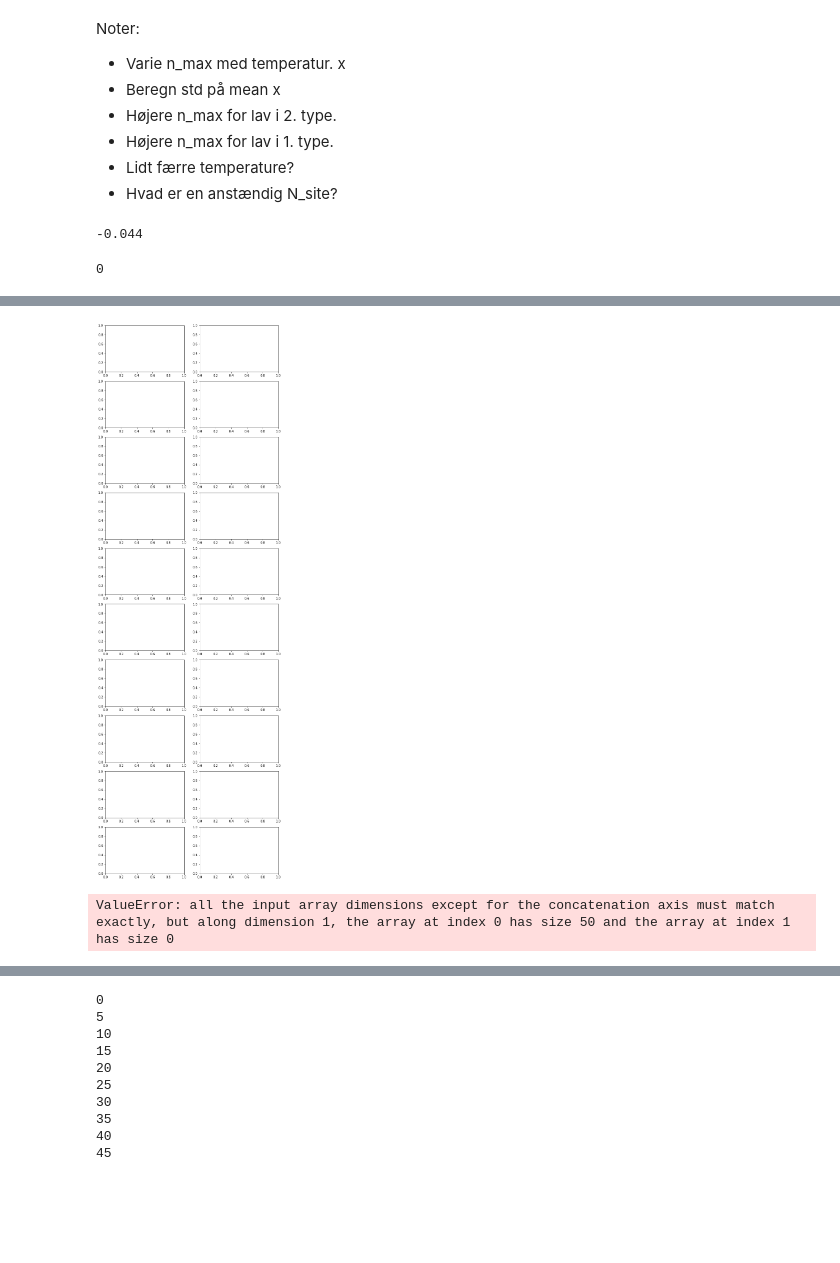
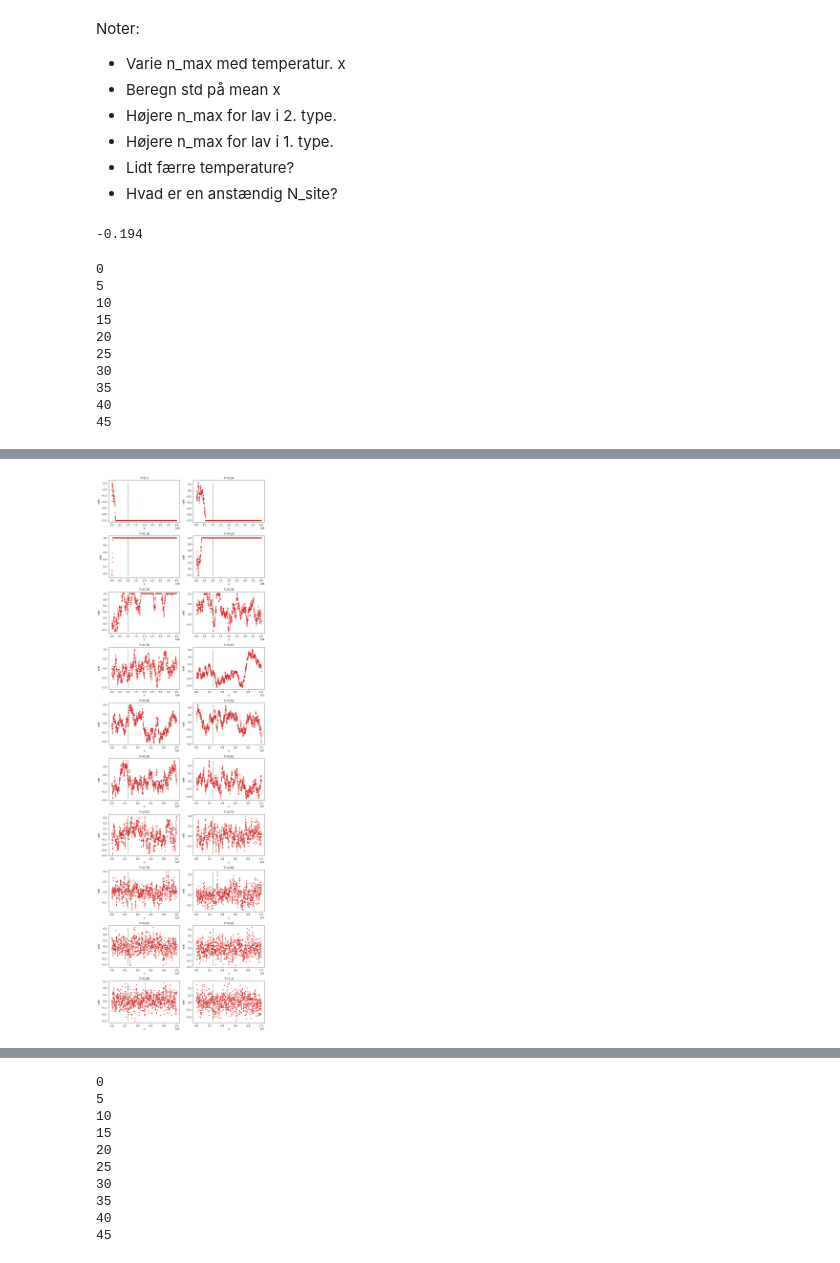
Before and after one commit to SSBNS/Complex_physics_SSBNS, a Jupyter notebook: Midterm/mdterm1_numba.ipynb, the cells around one changed output, grey strips where cells are left out. Saved outputs shown, nothing was run; the diff lists cells and outputs as text; code cells hidden in the pictures; blank space fills up the shorter version.

```diff
--- a/Midterm/mdterm1_numba.ipynb
+++ b/Midterm/mdterm1_numba.ipynb
@@ -45,7 +45,7 @@ def nn_sim(array,index,select,T,n_max=10**3,skip=10,J=1,h=0):
     #current_energy=0
     for l in range(n_max):
         i = index[l]
-        delta_E=delta_E_total(array,np.array([0]),np.array([0]),i,h=h)
+        delta_E=delta_E_total(array,np.array([0]),i,h=h)
         #prev_energy = current_energy
 
         if delta_E <= 0 or select[l] < np.exp(-delta_E/T):
@@ -98,21 +98,21 @@ def initiate_run(N_site,T,n_max = 10**6,num_point=1000,nnn=False,J=1,h=0):
     return E,m,final_array
 # %%
 N_site = 1000
-T=1
-E,m,final_array=initiate_run(N_site=N_site,T=T,n_max=10**8,num_point=1000)
+T=0.01
+E,m,final_array=initiate_run(N_site=N_site,T=T,n_max=10**6,num_point=1000)
 print(np.mean(final_array))
 # %% [output]
--0.044
+-0.194
 # %%
 N_site = 1000
 
-determine_Tc = False
+determine_Tc = True
 # run nnn simulation
 if determine_Tc ==False:
-    T_list = np.linspace(0.1,4,100)
+    T_list = np.linspace(0.1,4,60)
     # to determine T_c
 else:
-    T_list = np.linspace(2.3,3.3,50)
+    T_list = np.linspace(0.1,1,30)
 
 
 E_mean_list = []
@@ -142,11 +142,15 @@ for index, T in enumerate(T_list):
     # if T<0.3:
     #     n_max*=4*10
     if T<0.42:
-        n_max*=4*10
+        n_max*=2*10
+        if N_site > 500:
+             n_max*=2
     if N_site < 100:
-        n_max*=4
+        n_max*=10
     if N_site >1000:
-        n_max=5
+        n_max*=2.5
+
+    n_max=int(n_max)
 
 #    skip=int(n_max/1000)
     num_points = 1000
@@ -182,3 +186,12 @@ if determine_Tc ==False:
 plt.show()
 # %% [output]
 0
+5
+10
+15
+20
+25
+30
+35
+40
+45
@@ -189,11 +198,11 @@ File "..\..\..\..\..\AppData\Local\Temp\ipykernel_23664\1218949624.py", line 24:
-[figure, old version]
+[figure, new version]
 # %%
+save_array = np.vstack((T_list,m_mean_list,m_err_list)).T
+
 if determine_Tc ==False:
-    save_array = np.vstack((T_list,m_mean_list,m_err_list)).T
+    np.savetxt(".//Data//nn_"+str(N_site)+".txt",save_array,header="T,m,m_err")
 else:
     np.savetxt(".//Data//nn_"+str(N_site)+"_Tc.txt",save_array,header="T,m,m_err")
-# %% [output]
-ValueError: all the input array dimensions except for the concatenation axis must match exactly, but along dimension 1, the array at index 0 has size 50 and the array at index 1 has size 0
 # %%
 plt.scatter(T_list,abs(np.array(m_mean_list)))
 plt.show()
```
Also changed, not shown: parts of 3 cells of this notebook, 10 other files.
